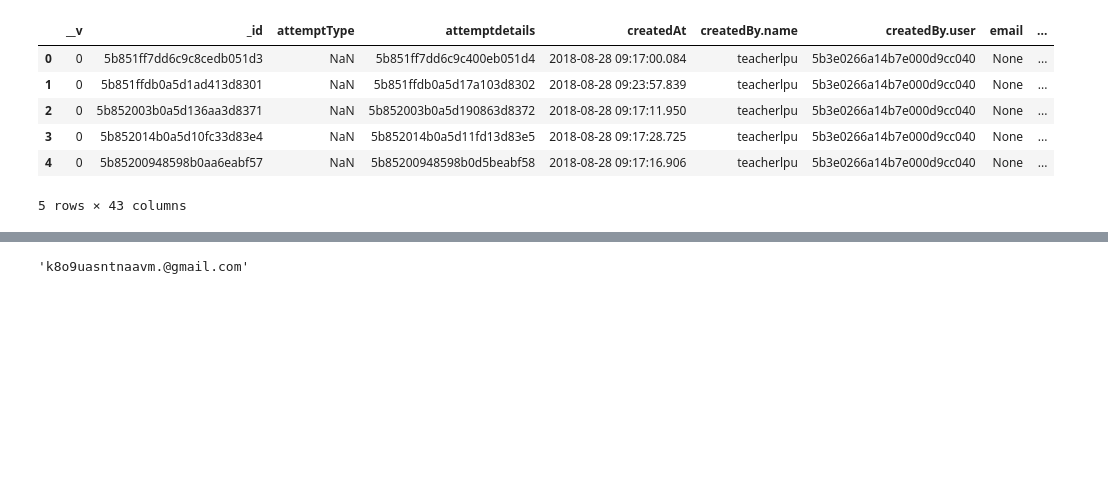
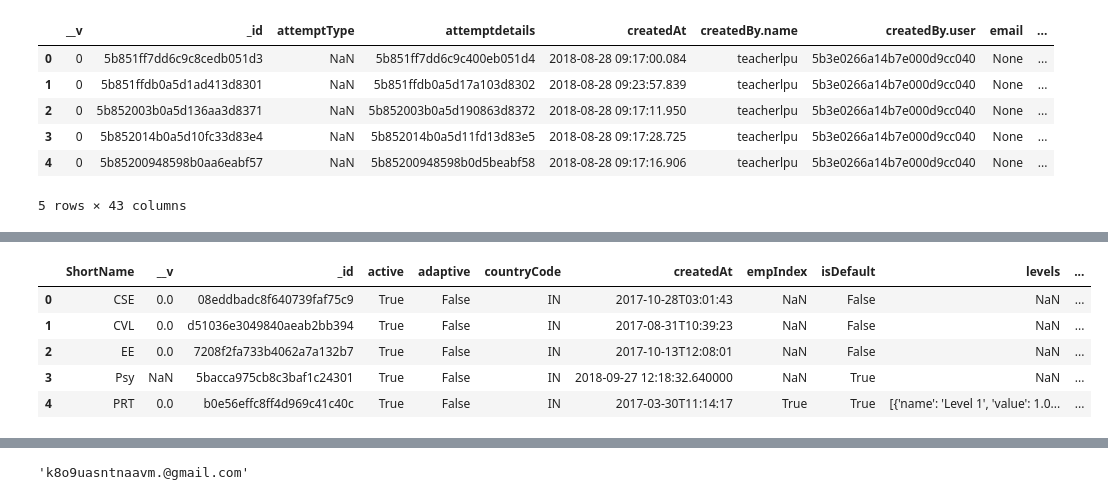
Before and after one commit to Kali-Dev/Internship-Assignment, a Jupyter notebook: intership project.ipynb, the cells around one changed output, grey strips where cells are left out. Drawn from its saved outputs; the diff is of its cells as text; code cells hidden in the pictures; blank space fills up the shorter version.

Commit message:
collections head

```diff
--- a/intership project.ipynb
+++ b/intership project.ipynb
@@ -95,0 +106,9 @@ attemptdetails_df.head()
+# %%
+grades_df.head()
+# %% [output]
+|  | ShortName | __v | _id | active | adaptive | countryCode | createdAt | empIndex | isDefault | levels | ... |
+| 0 | CSE | 0.0 | 08eddbadc8f640739faf75c9 | True | False | IN | 2017-10-28T03:01:43 | NaN | False | NaN | ... |
+| 1 | CVL | 0.0 | d51036e3049840aeab2bb394 | True | False | IN | 2017-08-31T10:39:23 | NaN | False | NaN | ... |
+| 2 | EE | 0.0 | 7208f2fa733b4062a7a132b7 | True | False | IN | 2017-10-13T12:08:01 | NaN | False | NaN | ... |
+| 3 | Psy | NaN | 5bacca975cb8c3baf1c24301 | True | False | IN | 2018-09-27 12:18:32.640000 | NaN | True | NaN | ... |
+| 4 | PRT | 0.0 | b0e56effc8ff4d969c41c40c | True | False | IN | 2017-03-30T11:14:17 | True | True | [{'name': 'Level 1', 'value': 1.0... | ... |
```
Also changed, not shown: parts of 12 cells of this notebook.
